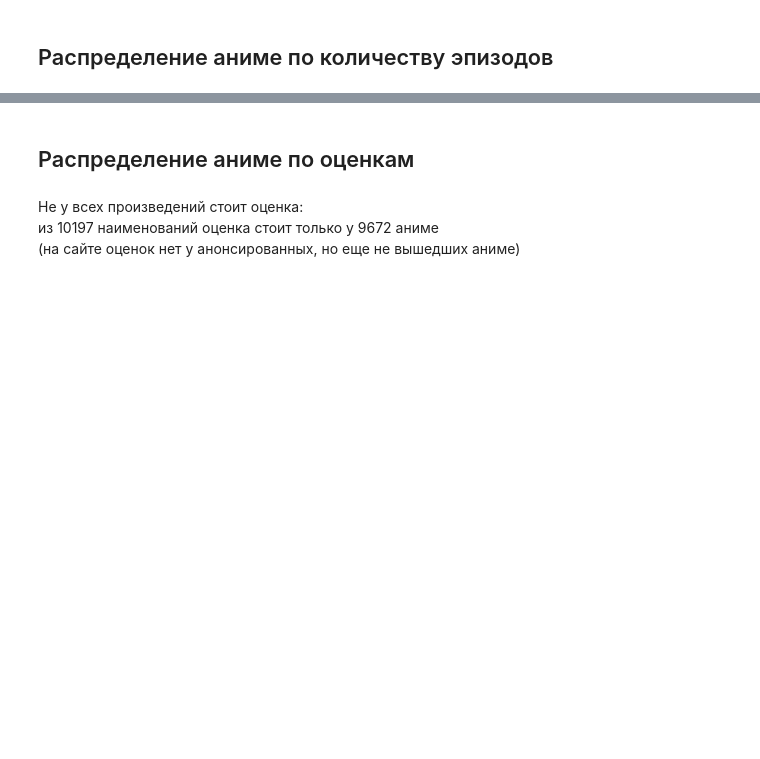
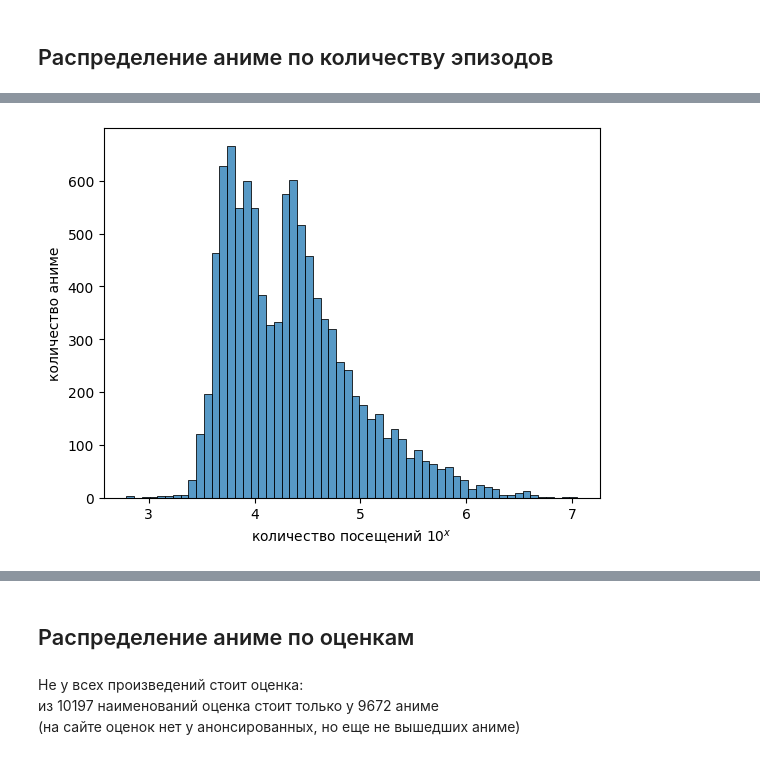
Before and after one commit to ArtemGusenkov/projects, a Jupyter notebook: DA/yummyani.me_analytics/data_analys.ipynb, the cells around one changed output, grey strips where cells are left out. Saved outputs shown, nothing was run; the diff lists cells and outputs as text; code cells hidden in the pictures; blank space fills up the shorter version.

```diff
--- a/DA/yummyani.me_analytics/data_analys.ipynb
+++ b/DA/yummyani.me_analytics/data_analys.ipynb
@@ -149,14 +214,15 @@ print('имеют долю от общего числа просмотров:',
 # %%
 mask1 = main_anime_df['views'] > 0
-mask2 = main_anime_df['views'] < 1e5
+mask2 = main_anime_df['views'] < 1e9
 
-sns.histplot(main_anime_df['views'].where(mask1 & mask2))
-
+sns.histplot(np.log10(main_anime_df['views'].where(mask1 & mask2)))
 
 plt.title('')
-plt.xlabel('количество посещений')
+plt.xlabel('количество посещений $10^x$')
 plt.ylabel('количество аниме')
 plt.show()
+# %% [output]
+[figure, added]
 # %%
 mask1 = main_anime_df['views'] > 1e6
 
```
Also changed, not shown: parts of 98 cells of this notebook, 5 other files.
